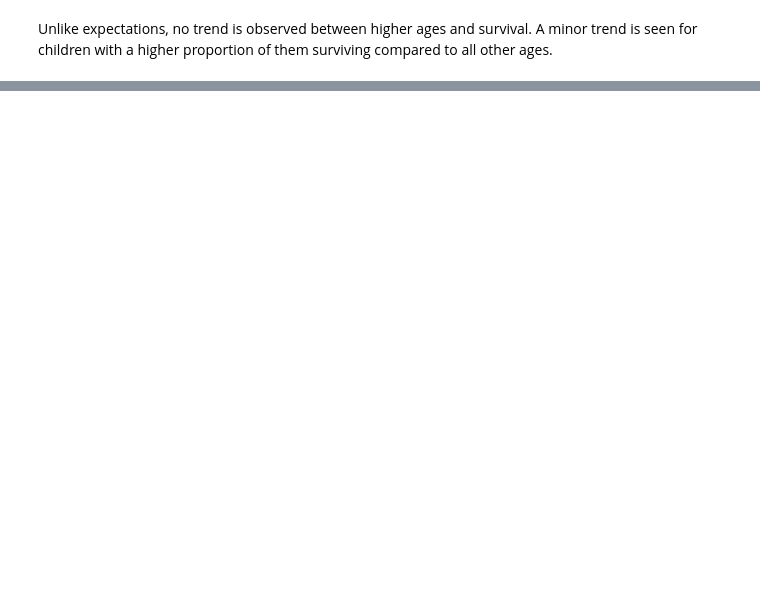
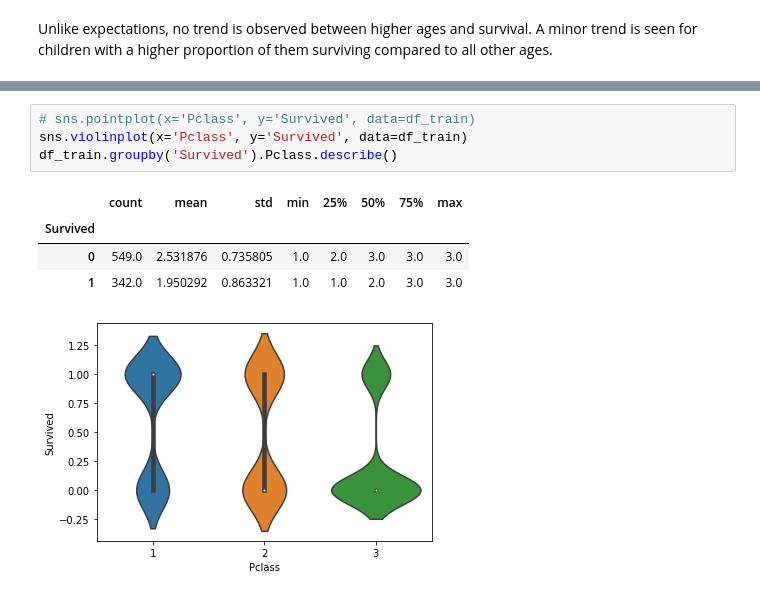
Before and after one commit to devanshmalik/titanic-dataset-EDA, a Jupyter notebook: Titanic_EDA.ipynb, the cells around one changed output, grey strips where cells are left out. Saved outputs shown, nothing was run; the diff lists cells and outputs as text; blank space fills up the shorter version.

```diff
--- a/Titanic_EDA.ipynb
+++ b/Titanic_EDA.ipynb
@@ -96,0 +112,10 @@ fig.set(ylim=(-50, 300))
+# %%
+# sns.pointplot(x='Pclass', y='Survived', data=df_train)
+sns.violinplot(x='Pclass', y='Survived', data=df_train)
+df_train.groupby('Survived').Pclass.describe()
+# %% [output]
+|  | count | mean | std | min | 25% | 50% | 75% | max |
+| Survived |  |  |  |  |  |  |  |  |
+| 0 | 549.0 | 2.531876 | 0.735805 | 1.0 | 2.0 | 3.0 | 3.0 | 3.0 |
+| 1 | 342.0 | 1.950292 | 0.863321 | 1.0 | 1.0 | 2.0 | 3.0 | 3.0 |
+[figure, added]
```
Also changed, not shown: parts of 20 cells of this notebook.
